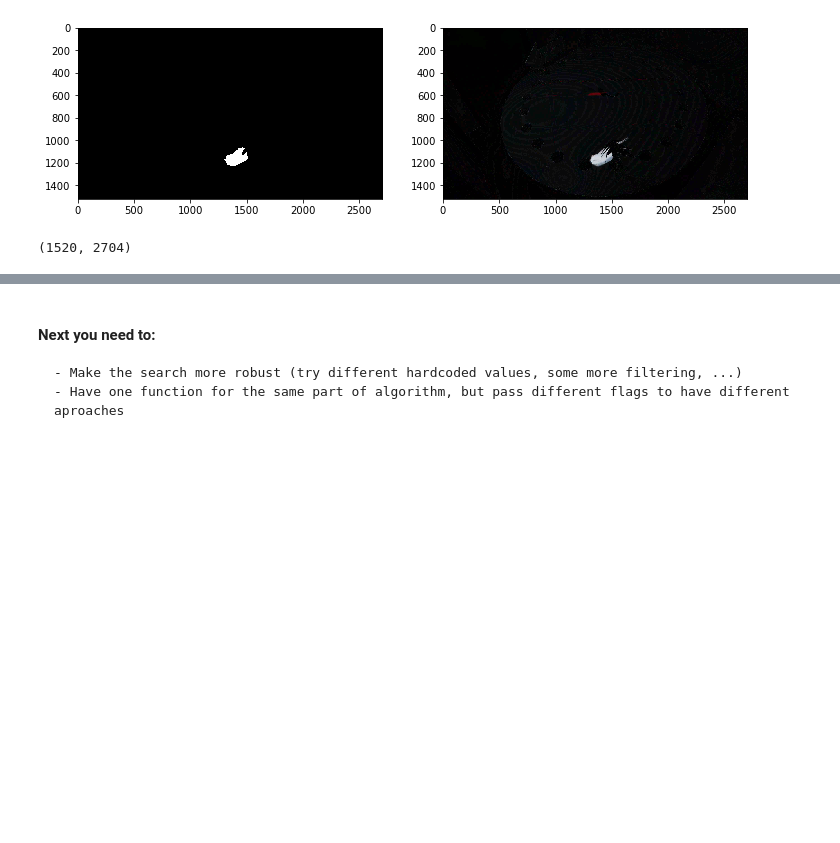
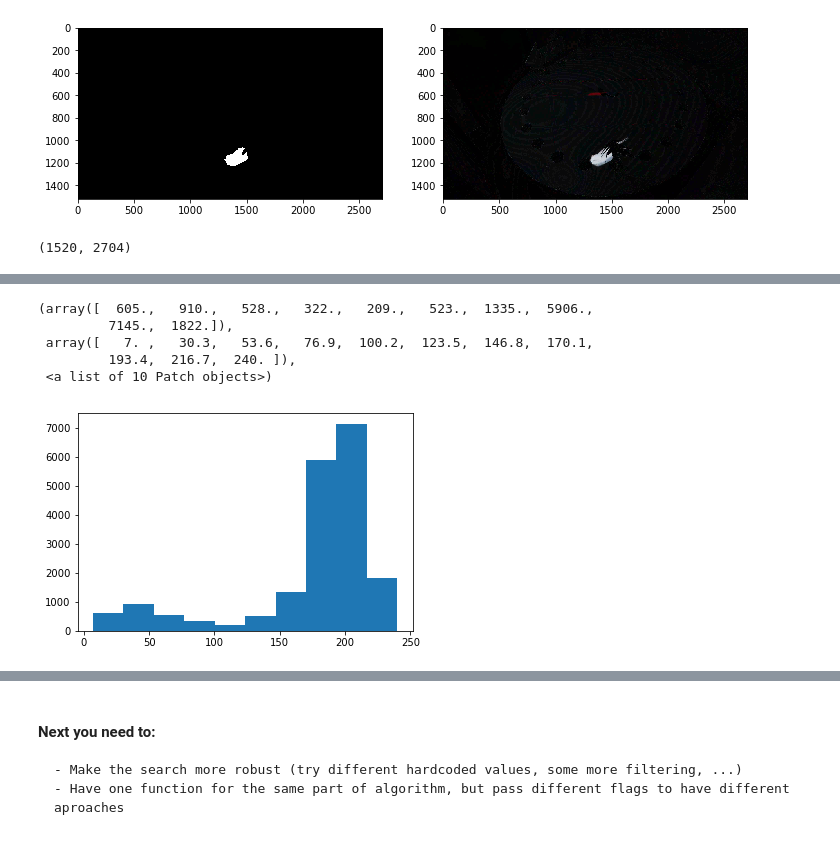
Before and after one commit to martinholub/motrack, a Jupyter notebook: motrack.ipynb, the cells around one changed output, grey strips where cells are left out. Cells and saved outputs as stored; diff of their text form; code cells hidden in the pictures; blank space fills up the shorter version.

```diff
--- a/motrack.ipynb
+++ b/motrack.ipynb
@@ -168,0 +140,9 @@ array([[1009,  770],
+# %%
+plt.hist(roi.flatten())
+# %% [output]
+(array([  605.,   910.,   528.,   322.,   209.,   523.,  1335.,  5906.,
+         7145.,  1822.]),
+ array([   7. ,   30.3,   53.6,   76.9,  100.2,  123.5,  146.8,  170.1,
+         193.4,  216.7,  240. ]),
+ <a list of 10 Patch objects>)
+[figure, added]
```
Also changed, not shown: parts of 10 cells of this notebook, 6 other files.
